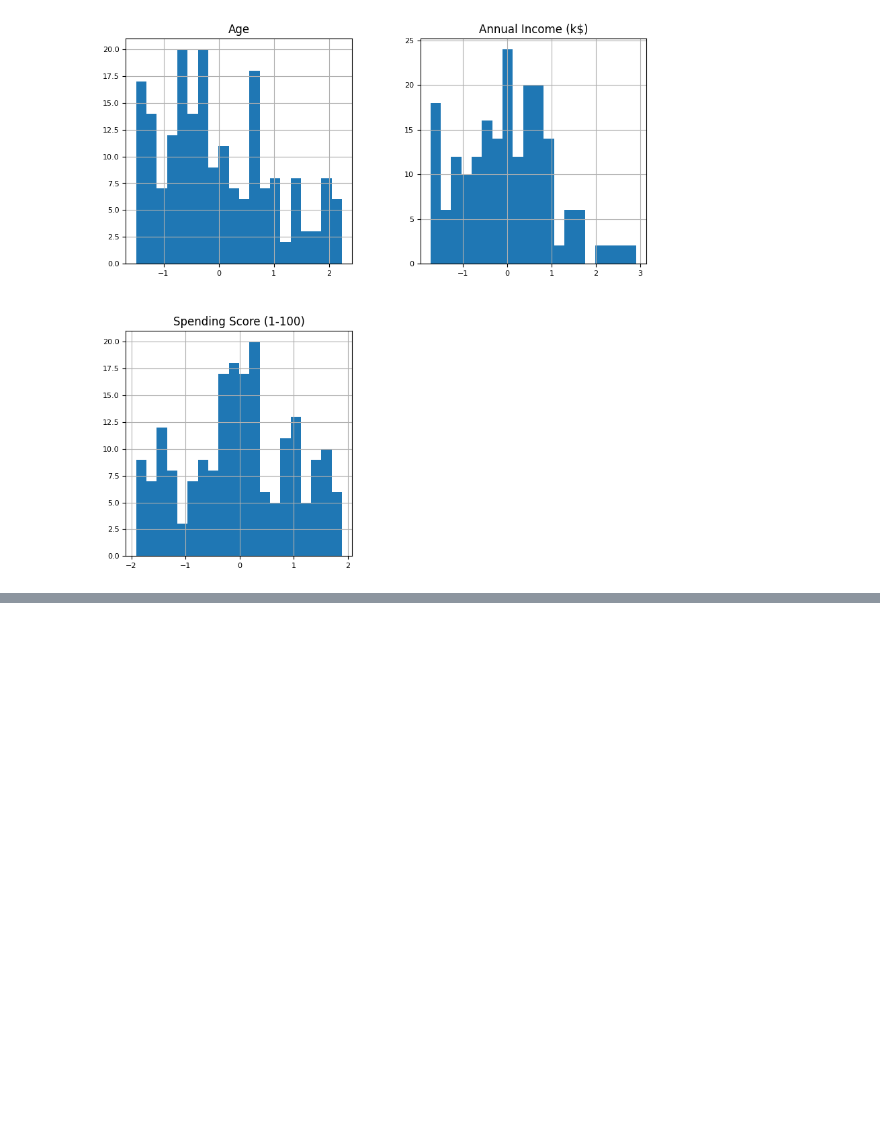
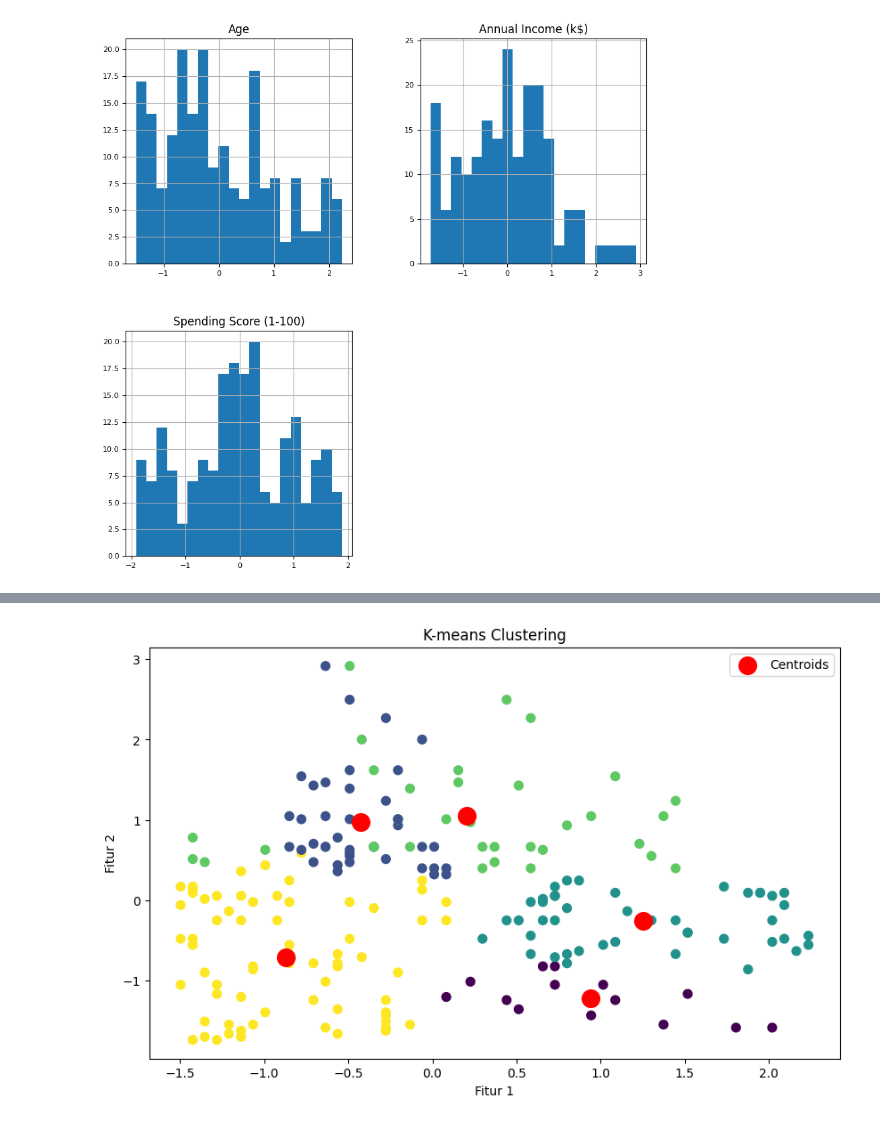
Before and after one commit to AlthariqFairuz/Seleksi-GAIB-Bagian-2-3, a Jupyter notebook: src/doe2.ipynb, the cells around one changed output, grey strips where cells are left out. Saved outputs shown, nothing was run; the diff lists cells and outputs as text; code cells hidden in the pictures; blank space fills up the shorter version.

```diff
--- a/src/doe2.ipynb
+++ b/src/doe2.ipynb
@@ -98,0 +207,7 @@ array([[<Axes: title={'center': 'Age'}>,
+# %%
+# from unsupervised_learning.kmeans_clustering import KMeans
+
+kmeans = KMeans(n_clusters=5, max_iter=300)
+
+df_scaled['cluster'] = kmeans.fit(df_scaled.values)
+df_scaled
@@ -98,0 +228,22 @@ array([[<Axes: title={'center': 'Age'}>,
+# %%
+import matplotlib.pyplot as plt
+
+# Plot hasil clustering
+plt.figure(figsize=(10, 6))
+
+# Plot data dengan dua fitur pertama dan fitur cluster untuk warna
+plt.scatter(df_scaled.iloc[:, 0], df_scaled.iloc[:, 1], c=df_scaled['cluster'], cmap='viridis', s=50)
+
+# Plot centroid
+plt.scatter(kmeans.centroids[:, 0], kmeans.centroids[:, 1], s=200, c='red', label='Centroids')
+
+# Tambahkan judul dan legenda
+plt.title("K-means Clustering")
+plt.xlabel("Fitur 1")
+plt.ylabel("Fitur 2")
+plt.legend()
+
+# Tampilkan plot
+plt.show()
+# %% [output]
+[figure, added]
```
Also changed, not shown: parts of 20 cells of this notebook, 7 other files.
